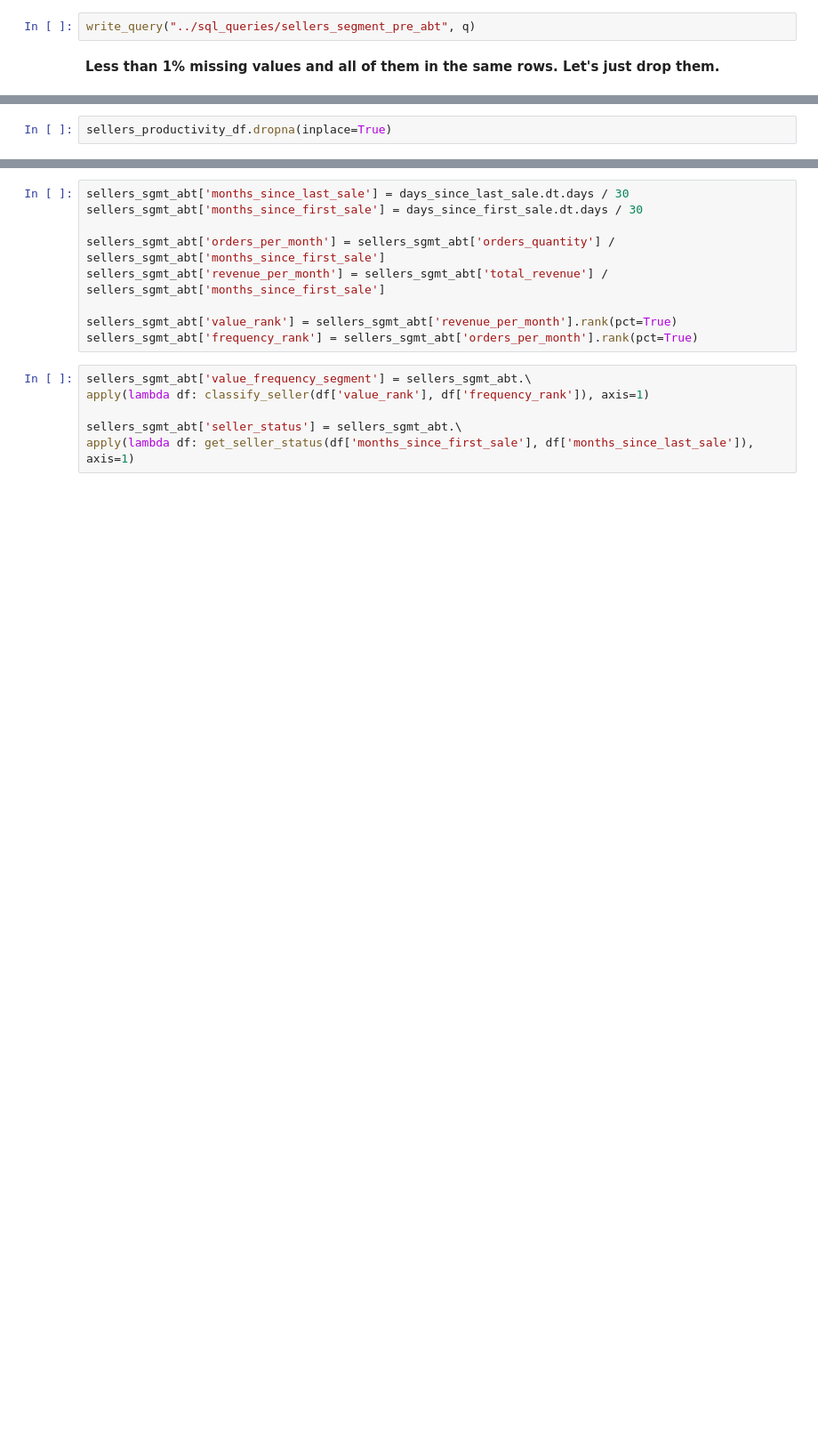
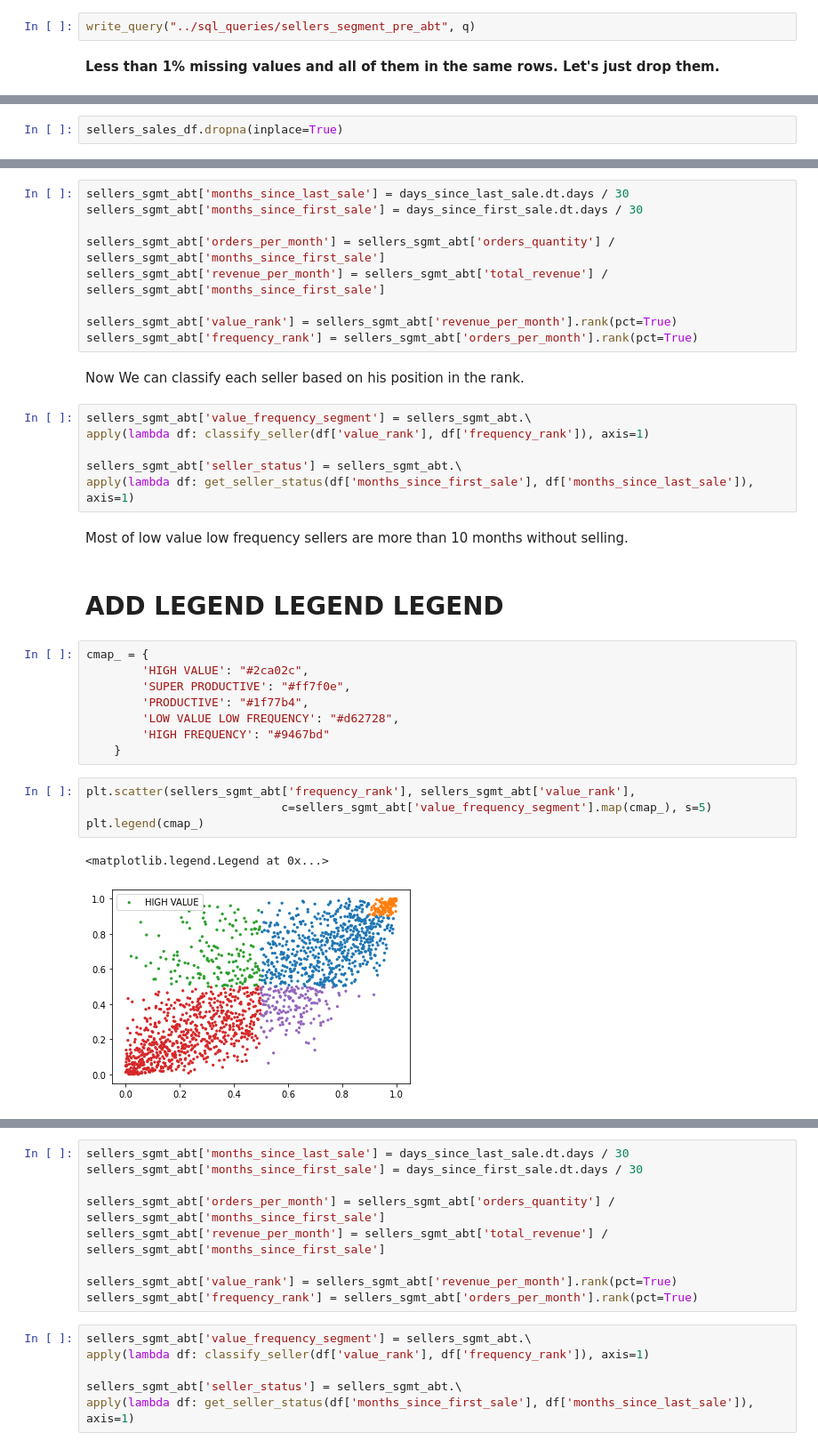
Before and after one commit to pauloreis-ds/olist, a Jupyter notebook: business_questions_insights/notebooks/1.0-pr-data-analysis-postgresql.ipynb, the cells around one changed output, grey strips where cells are left out. Shown at 89% size. Cells and saved outputs as stored; diff of their text form; blank space fills up the shorter version.

```diff
--- a/business_questions_insights/notebooks/1.0-pr-data-analysis-postgresql.ipynb
+++ b/business_questions_insights/notebooks/1.0-pr-data-analysis-postgresql.ipynb
@@ -508,5 +524,5 @@ Shape: (113425, 5)
 Duplicates: True
 [figure]
 # %%
-sellers_productivity_df.dropna(inplace=True)
+sellers_sales_df.dropna(inplace=True)
 # %% [markdown]
@@ -557,0 +566,36 @@ sellers_sgmt_abt.head(3)
+# %%
+sellers_sgmt_abt['months_since_last_sale'] = days_since_last_sale.dt.days / 30
+sellers_sgmt_abt['months_since_first_sale'] = days_since_first_sale.dt.days / 30
+
+sellers_sgmt_abt['orders_per_month'] = sellers_sgmt_abt['orders_quantity'] / sellers_sgmt_abt['months_since_first_sale']
+sellers_sgmt_abt['revenue_per_month'] = sellers_sgmt_abt['total_revenue'] / sellers_sgmt_abt['months_since_first_sale']
+
+sellers_sgmt_abt['value_rank'] = sellers_sgmt_abt['revenue_per_month'].rank(pct=True)
+sellers_sgmt_abt['frequency_rank'] = sellers_sgmt_abt['orders_per_month'].rank(pct=True)
+# %% [markdown]
+Now We can classify each seller based on his position in the rank.
+# %%
+sellers_sgmt_abt['value_frequency_segment'] = sellers_sgmt_abt.\
+apply(lambda df: classify_seller(df['value_rank'], df['frequency_rank']), axis=1)
+
+sellers_sgmt_abt['seller_status'] = sellers_sgmt_abt.\
+apply(lambda df: get_seller_status(df['months_since_first_sale'], df['months_since_last_sale']), axis=1)
+# %% [markdown]
+Most of low value low frequency sellers are more than 10 months without selling.
+# %% [markdown]
+# ADD LEGEND LEGEND LEGEND
+# %%
+cmap_ = {
+        'HIGH VALUE': "#2ca02c",
+        'SUPER PRODUCTIVE': "#ff7f0e",
+        'PRODUCTIVE': "#1f77b4",
+        'LOW VALUE LOW FREQUENCY': "#d62728",
+        'HIGH FREQUENCY': "#9467bd"
+    }
+# %%
+plt.scatter(sellers_sgmt_abt['frequency_rank'], sellers_sgmt_abt['value_rank'],
+                            c=sellers_sgmt_abt['value_frequency_segment'].map(cmap_), s=5)
+plt.legend(cmap_)
+# %% [output]
+<matplotlib.legend.Legend at 0x...>
+[figure, added]
```
Also changed, not shown: parts of 39 cells of this notebook, 4 other files.
